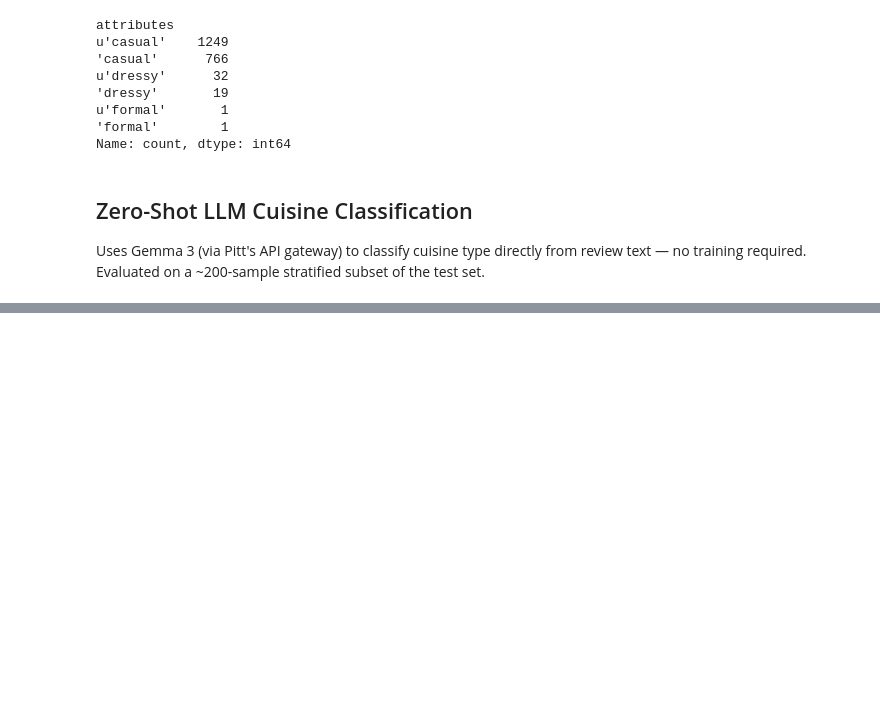
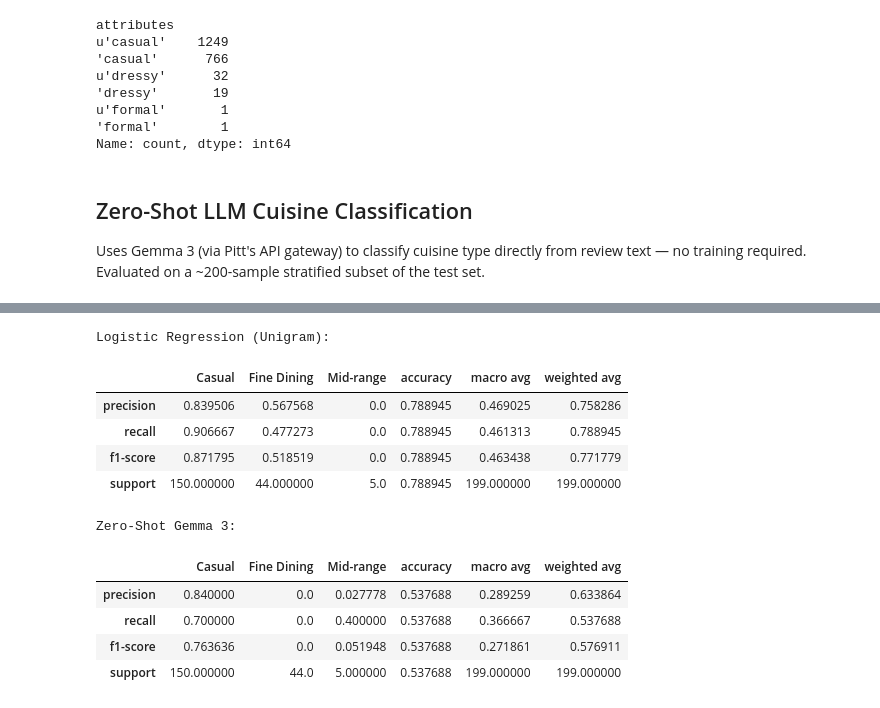
Before and after one commit to vylim/restaurant-text-classification, a Jupyter notebook: project.ipynb, the cells around one changed output, grey strips where cells are left out. Cells and saved outputs as stored; diff of their text form; code cells hidden in the pictures; blank space fills up the shorter version.

```diff
--- a/project.ipynb
+++ b/project.ipynb
@@ -360,0 +407,25 @@ Classifying 195 reviews with Gemma 3 (this may take ~1-2 minutes)...
+# %%
+# Run logistic regression on the same sample for a fair comparison
+sample_f_features = vec_f.transform(x_f_sample)
+lr_f_preds = clf_formality.predict(sample_f_features)
+
+print("Logistic Regression (Unigram):")
+results_lr_f_sample = pd.DataFrame(classification_report(y_f_sample, lr_f_preds, output_dict=True, zero_division=0))
+display(results_lr_f_sample)
+
+print("Zero-Shot Gemma 3:")
+results_llm_f = pd.DataFrame(classification_report(y_f_sample, llm_f_preds, output_dict=True, zero_division=0))
+display(results_llm_f)
+# %% [output]
+Logistic Regression (Unigram):
+|  | Casual | Fine Dining | Mid-range | accuracy | macro avg | weighted avg |
+| precision | 0.839506 | 0.567568 | 0.0 | 0.788945 | 0.469025 | 0.758286 |
+| recall | 0.906667 | 0.477273 | 0.0 | 0.788945 | 0.461313 | 0.788945 |
+| f1-score | 0.871795 | 0.518519 | 0.0 | 0.788945 | 0.463438 | 0.771779 |
+| support | 150.000000 | 44.000000 | 5.0 | 0.788945 | 199.000000 | 199.000000 |
+Zero-Shot Gemma 3:
+|  | Casual | Fine Dining | Mid-range | accuracy | macro avg | weighted avg |
+| precision | 0.840000 | 0.0 | 0.027778 | 0.537688 | 0.289259 | 0.633864 |
+| recall | 0.700000 | 0.0 | 0.400000 | 0.537688 | 0.366667 | 0.537688 |
+| f1-score | 0.763636 | 0.0 | 0.051948 | 0.537688 | 0.271861 | 0.576911 |
+| support | 150.000000 | 44.0 | 5.000000 | 0.537688 | 199.000000 | 199.000000 |
```
Also changed, not shown: parts of 2 cells of this notebook.
